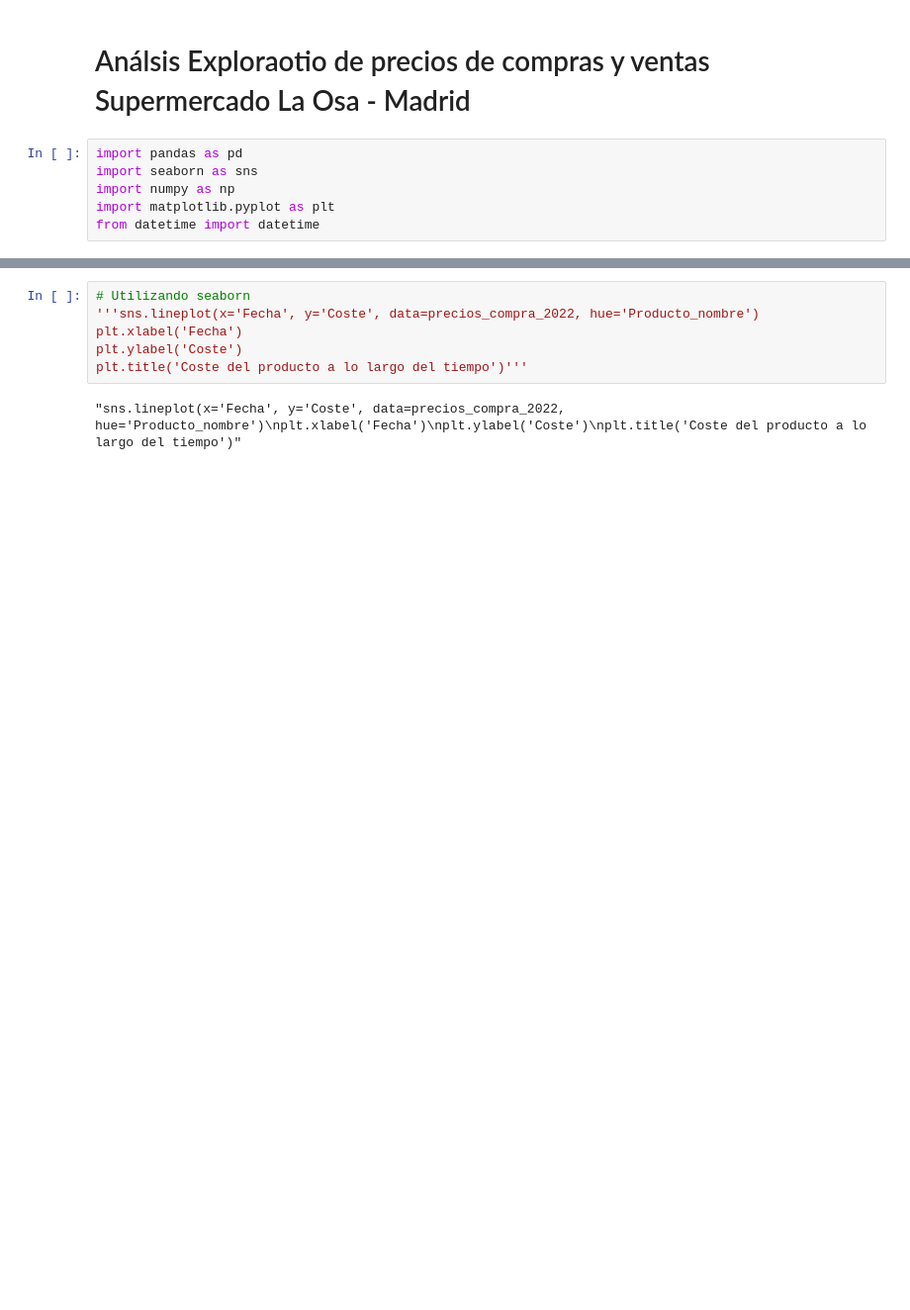
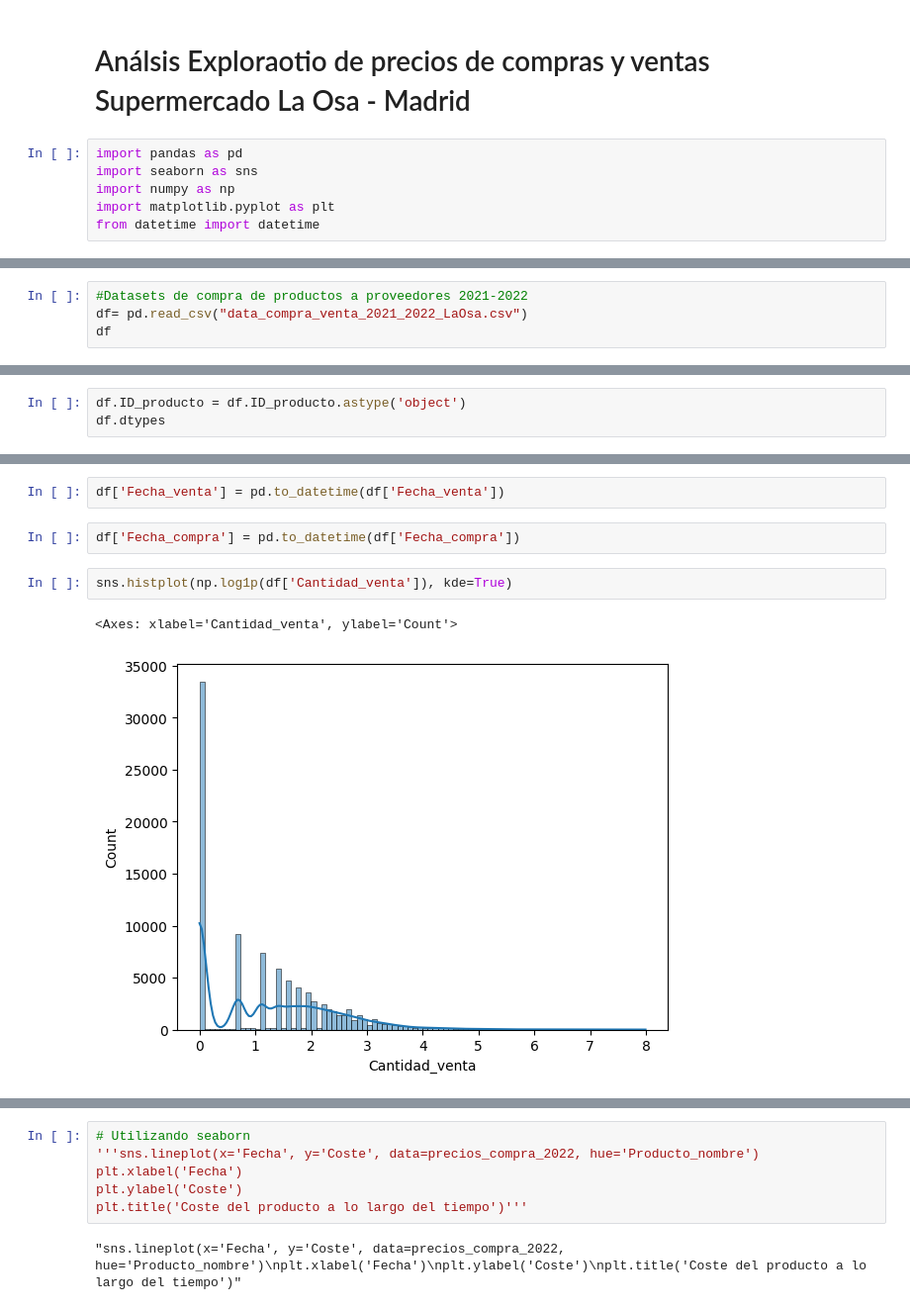
Before and after one commit to Factoria-F5-AI-Bootcamp-1-Edicion/osa_analysis, a Jupyter notebook: EDA_Compras&Ventas_LaOsa.ipynb, the cells around one changed output, grey strips where cells are left out. Shown: that part at 99% size. Saved outputs shown, nothing was run; the diff lists cells and outputs as text; blank space fills up the shorter version.

```diff
--- a/EDA_Compras&Ventas_LaOsa.ipynb
+++ b/EDA_Compras&Ventas_LaOsa.ipynb
@@ -277,0 +13,4 @@ Text(0.5, 1.0, 'Coste del producto a lo largo del tiempo')
+# %%
+#Datasets de compra de productos a proveedores 2021-2022
+df= pd.read_csv("data_compra_venta_2021_2022_LaOsa.csv")
+df
@@ -277,0 +83,3 @@ Text(0.5, 1.0, 'Coste del producto a lo largo del tiempo')
+# %%
+df.ID_producto = df.ID_producto.astype('object')
+df.dtypes
@@ -277,0 +210,9 @@ Text(0.5, 1.0, 'Coste del producto a lo largo del tiempo')
+# %%
+df['Fecha_venta'] = pd.to_datetime(df['Fecha_venta'])
+# %%
+df['Fecha_compra'] = pd.to_datetime(df['Fecha_compra'])
+# %%
+sns.histplot(np.log1p(df['Cantidad_venta']), kde=True)
+# %% [output]
+<Axes: xlabel='Cantidad_venta', ylabel='Count'>
+[figure, added]
```
Also changed, not shown: parts of 91 cells of this notebook.
